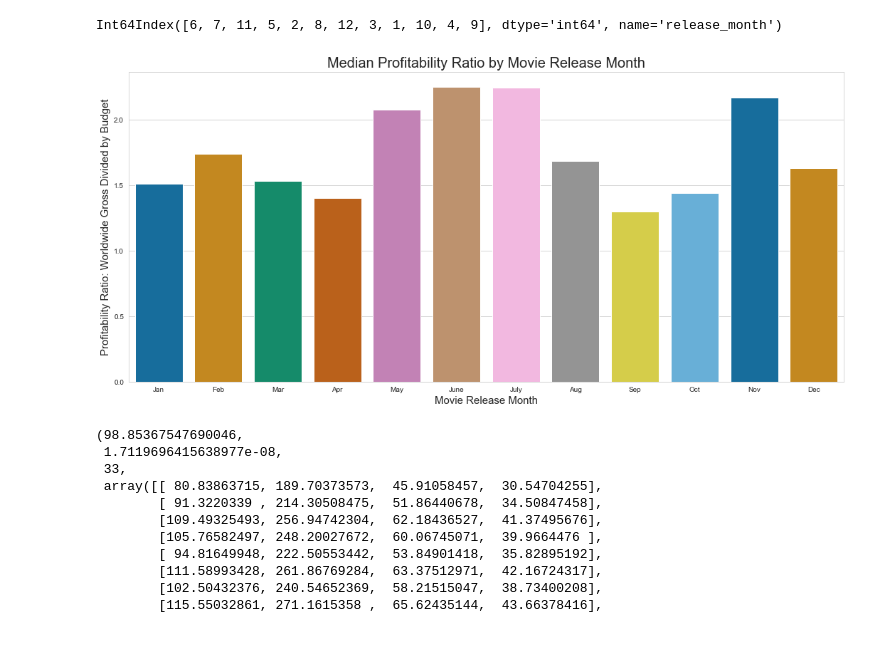
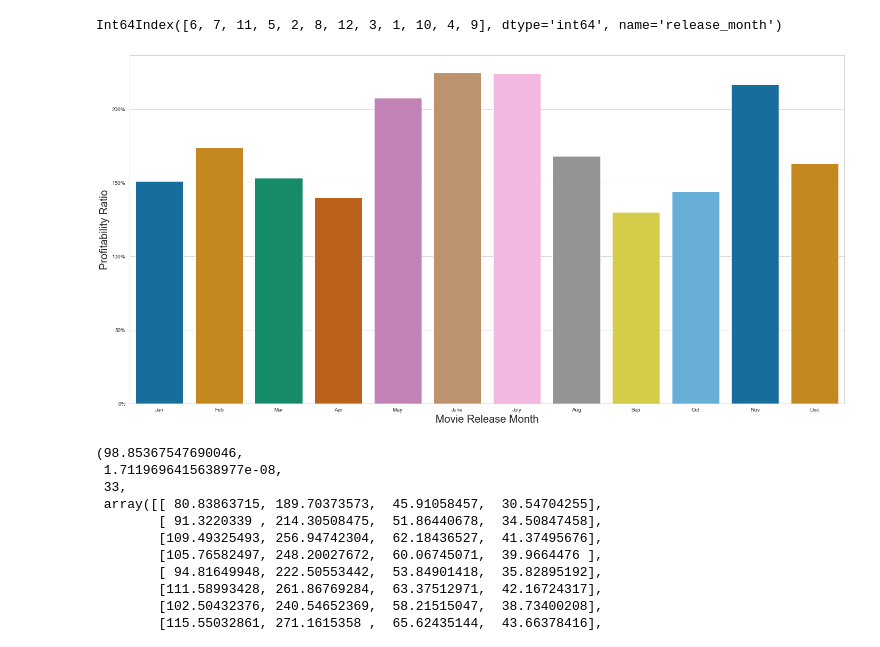
Before and after one commit to kmcneil901/Film-Type-Proposal-09.2023, a Jupyter notebook: student.ipynb, the cells around one changed output. Cells and saved outputs as stored; diff of their text form; code cells hidden in the pictures.

```diff
--- a/student.ipynb
+++ b/student.ipynb
@@ -688,0 +710,10 @@ merged_basics_and_budgets
+# %%
+fig, ax = plt.subplots(figsize=(24,12))
+sns.set_style("whitegrid")
+
+sns.barplot(x=merged_basics_and_budgets_genres_medians.index, y=merged_basics_and_budgets_genres_medians['profitability_ratio'], palette='colorblind')
+
+ax.set_xlabel('Genre', fontsize=20)
+ax.set_ylabel('Profitability Ratio', fontsize=20)
+ax.set_xticklabels(ax.get_xticklabels(), rotation=20, ha="right")
+ax.axes.yaxis.set_major_formatter(PercentFormatter(1));
@@ -844,17 +915,17 @@ budgets_groupedby_month_medians.index
 # %% [output]
 Int64Index([6, 7, 11, 5, 2, 8, 12, 3, 1, 10, 4, 9], dtype='int64', name='release_month')
 # %%
-fig, ax = plt.subplots(figsize=(18,8))
+fig, ax = plt.subplots(figsize=(24,12))
 sns.set_style("whitegrid")
 
 sns.barplot(x=budgets_groupedby_month_medians.index, y=budgets_groupedby_month_medians['profitability_ratio'], palette="colorblind")
 
-ax.set_title('Median Profitability Ratio by Movie Release Month', fontsize=20)
-ax.set_xlabel('Movie Release Month', fontsize=15)
-ax.set_xticklabels(['Jan','Feb','Mar','Apr','May','June','July','Aug', 'Sep', 'Oct', 'Nov', 'Dec'])
-ax.set_ylabel('Profitability Ratio: Worldwide Gross Divided by Budget', fontsize=15);
+ax.set_xlabel('Movie Release Month', fontsize=20)
+ax.set_xticklabels(['Jan','Feb','Mar','Apr','May','June','July','Aug', 'Sep', 'Oct', 'Nov', 'Dec'], fontsize=10)
+ax.set_ylabel('Profitability Ratio', fontsize=20)
+ax.axes.yaxis.set_major_formatter(PercentFormatter(1));
 # %% [output]
-[figure, old version]
+[figure, new version]
 # %%
 stats.contingency.chi2_contingency(contingency_table)
 # %% [output]
```
Also changed, not shown: parts of 46 cells of this notebook.
